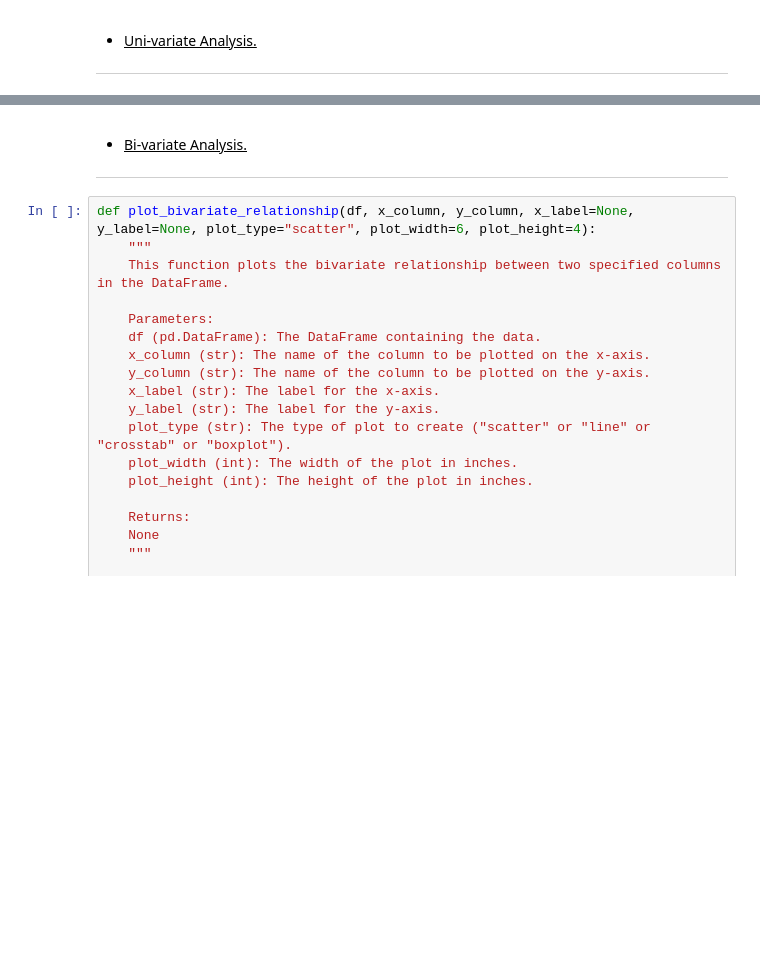
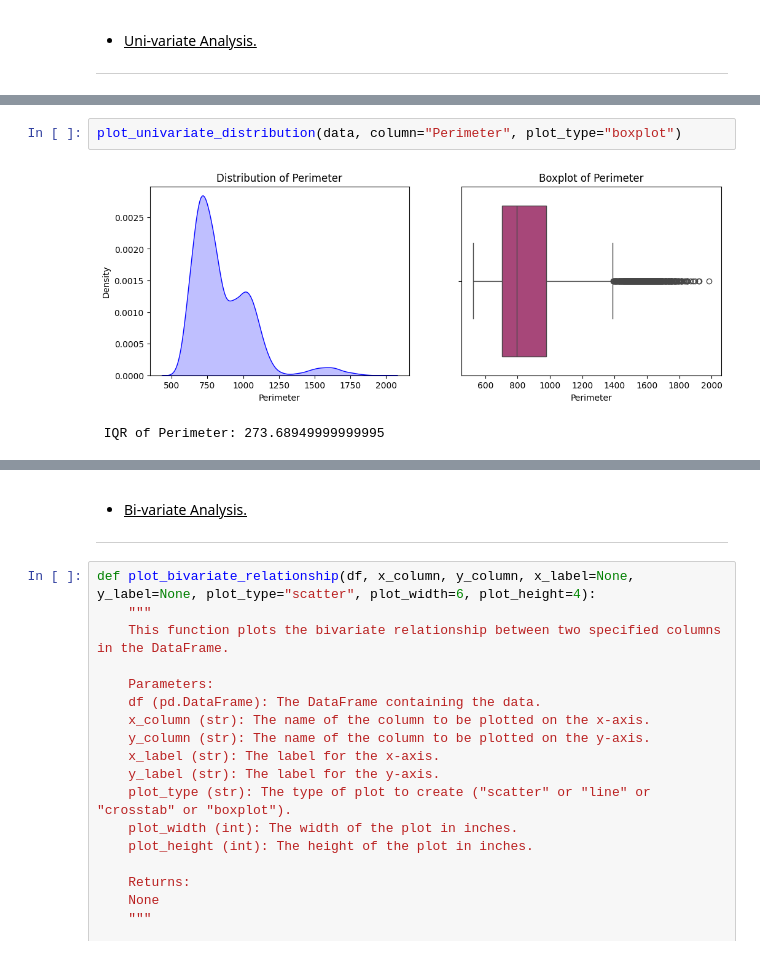
Before and after one commit to Sandipan-Roy/sr, a Jupyter notebook: ML/Regression/Logistic_Regression/LogisticRegression_SandipanRoy_1_20260225.ipynb, the cells around one changed output, grey strips where cells are left out. Cells and saved outputs as stored; diff of their text form; blank space fills up the shorter version.

```diff
--- a/ML/Regression/Logistic_Regression/LogisticRegression_SandipanRoy_1_20260225.ipynb
+++ b/ML/Regression/Logistic_Regression/LogisticRegression_SandipanRoy_1_20260225.ipynb
@@ -395,0 +567,5 @@ plot_univariate_distribution(data, column="age", plot_type="histogram")
+# %%
+plot_univariate_distribution(data, column="Perimeter", plot_type="boxplot")
+# %% [output]
+[figure, added]
+ IQR of Perimeter: 273.68949999999995
```
Also changed, not shown: parts of 127 cells of this notebook, 3 other files.
